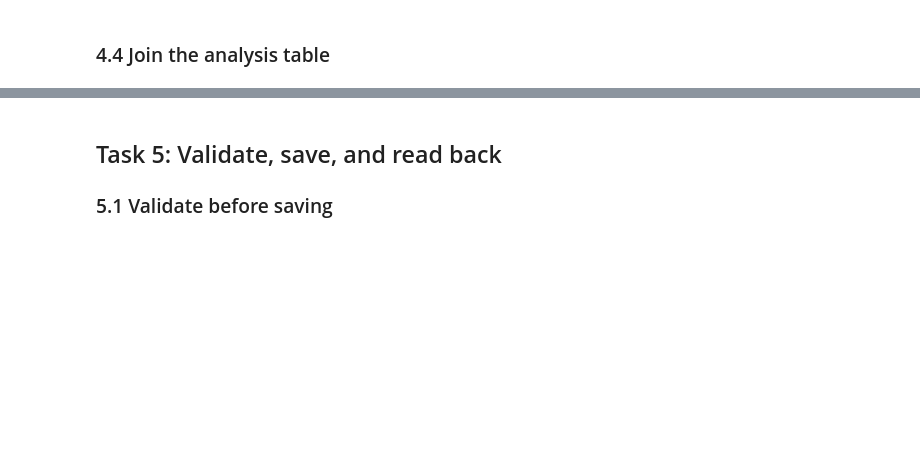
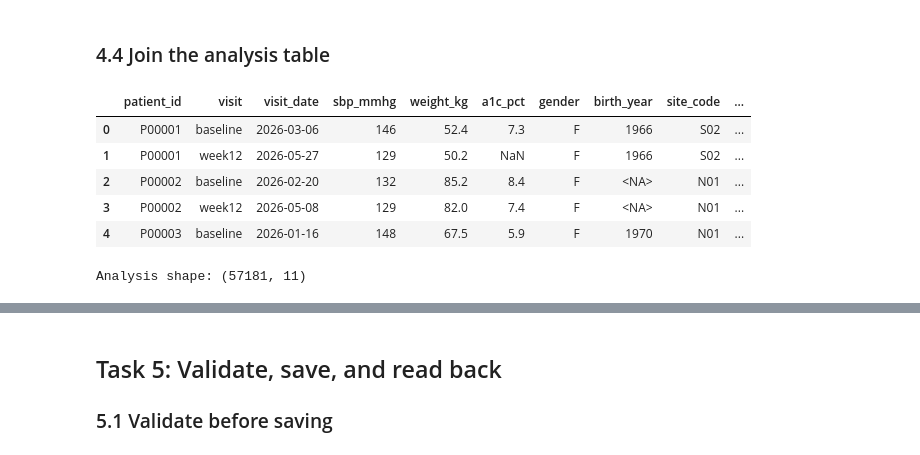
Before and after one commit to sarazavala/ds217-26f-06, a Jupyter notebook: assignment.ipynb, the cells around one changed output, grey strips where cells are left out. Saved outputs shown, nothing was run; the diff lists cells and outputs as text; code cells hidden in the pictures; blank space fills up the shorter version.

Commit message:
Complete clinic data wrangling pipeline

```diff
--- a/assignment.ipynb
+++ b/assignment.ipynb
@@ -702,6 +932,76 @@ From the full `sbp_wide`, select `baseline` and `week12` in that order, keeping
 # %% [markdown]
 ### 4.4 Join the analysis table
 # %%
-# TODO: three left merges onto visits_clean, each with validate=, then the columns and dtypes
-# in README Task 4.4. A MergeError means an earlier step left a problem: see HINTS.md.
-analysis = None
+# Add patient information to each visit.
+analysis = visits_clean.merge(
+    patients_clean,
+    on="patient_id",
+    how="left",
+    validate="many_to_one",
+)
+
+assert len(analysis) == len(visits_clean)
+
+# Add the current site name.
+analysis = analysis.merge(
+    sites_current,
+    on="site_code",
+    how="left",
+    validate="many_to_one",
+)
+
+assert len(analysis) == len(visits_clean)
+
+# Add the A1c result for the same patient and visit.
+analysis = analysis.merge(
+    a1c_long,
+    on=["patient_id", "visit"],
+    how="left",
+    validate="one_to_one",
+)
+
+assert len(analysis) == len(visits_clean)
+
+# Keep the required columns in the specified order.
+analysis = analysis[
+    [
+        "patient_id",
+        "visit",
+        "visit_date",
+        "sbp_mmhg",
+        "weight_kg",
+        "a1c_pct",
+        "gender",
+        "birth_year",
+        "site_code",
+        "site_name",
+        "source_file",
+    ]
+]
+
+# Set the required data types.
+analysis = analysis.astype({
+    "patient_id": "string",
+    "visit": "string",
+    "visit_date": "datetime64[us]",
+    "sbp_mmhg": "Int64",
+    "weight_kg": "float64",
+    "a1c_pct": "float64",
+    "gender": "string",
+    "birth_year": "Int64",
+    "site_code": "string",
+    "site_name": "string",
+    "source_file": "string",
+})
+
+display(analysis.head())
+print("Analysis shape:", analysis.shape)
+display(analysis.dtypes)
+# %% [output]
+|  | patient_id | visit | visit_date | sbp_mmhg | weight_kg | a1c_pct | gender | birth_year | site_code | ... |
+| 0 | P00001 | baseline | 2026-03-06 | 146 | 52.4 | 7.3 | F | 1966 | S02 | ... |
+| 1 | P00001 | week12 | 2026-05-27 | 129 | 50.2 | NaN | F | 1966 | S02 | ... |
+| 2 | P00002 | baseline | 2026-02-20 | 132 | 85.2 | 8.4 | F | <NA> | N01 | ... |
+| 3 | P00002 | week12 | 2026-05-08 | 129 | 82.0 | 7.4 | F | <NA> | N01 | ... |
+| 4 | P00003 | baseline | 2026-01-16 | 148 | 67.5 | 5.9 | F | 1970 | N01 | ... |
+Analysis shape: (57181, 11)
```
Also changed, not shown: parts of 11 cells of this notebook, 4 other files.
